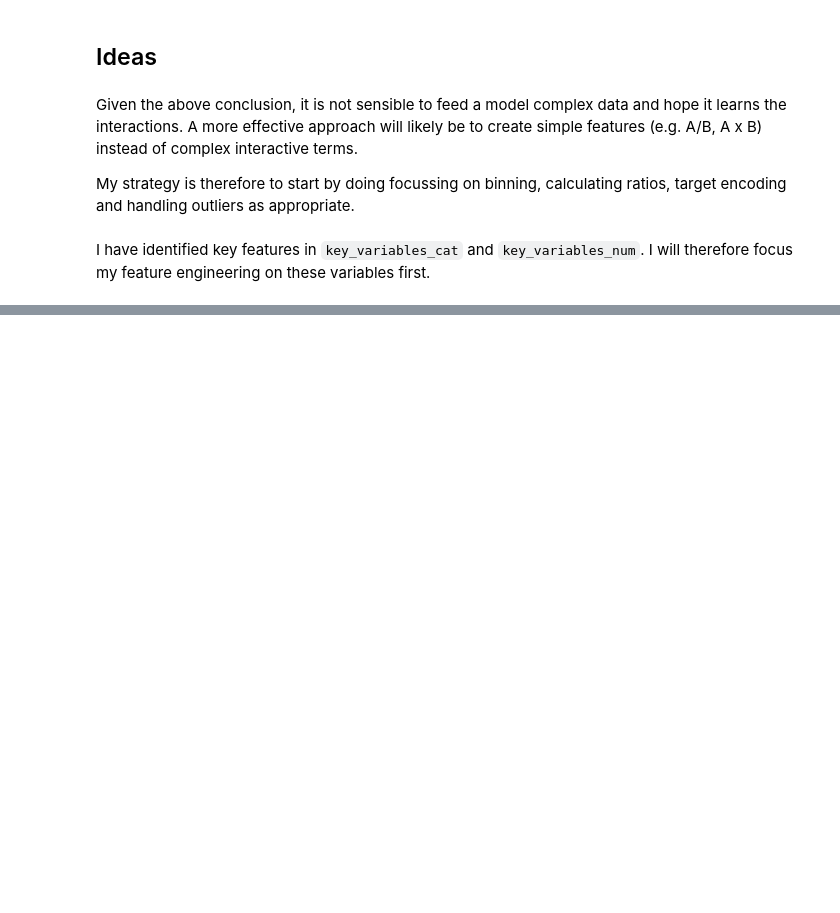
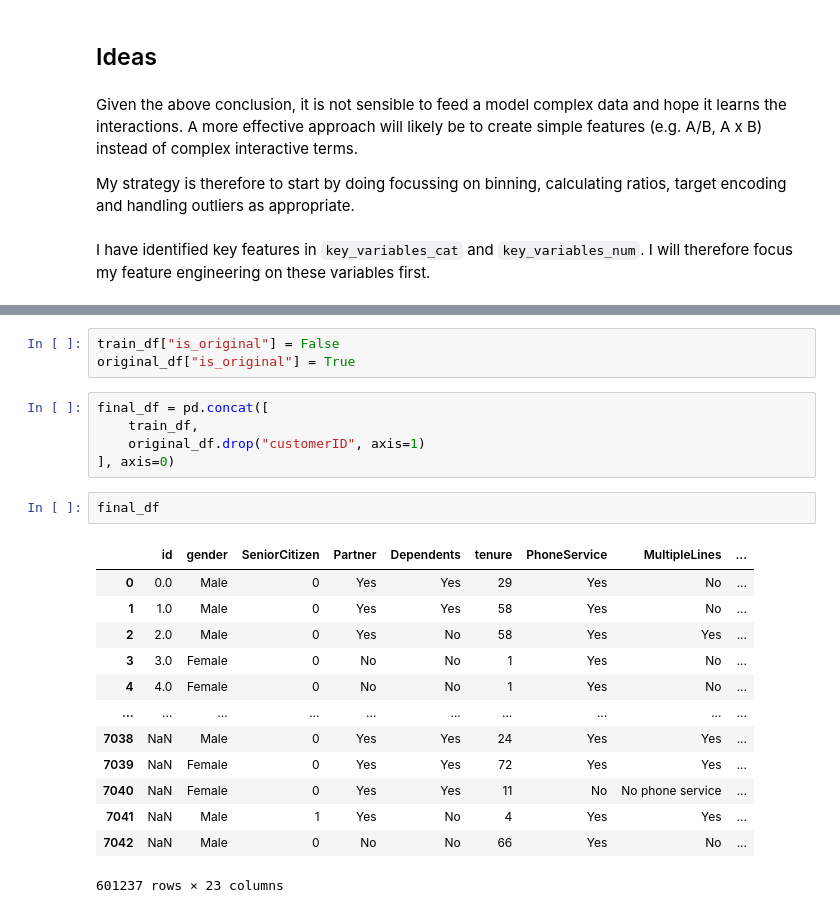
Before and after one commit to cookekieran/Kaggle-Competitions, a Jupyter notebook: Predicting Customer churn/Ideas & EDA.ipynb, the cells around one changed output, grey strips where cells are left out. Cells and saved outputs as stored; diff of their text form; blank space fills up the shorter version.

```diff
--- a/Predicting Customer churn/Ideas & EDA.ipynb
+++ b/Predicting Customer churn/Ideas & EDA.ipynb
@@ -558,0 +666,24 @@ I have identified key features in `key_variables_cat` and `key_variables_num`. I
+# %%
+train_df["is_original"] = False
+original_df["is_original"] = True
+# %%
+final_df = pd.concat([
+    train_df,
+    original_df.drop("customerID", axis=1)
+], axis=0)
+# %%
+final_df
+# %% [output]
+|  | id | gender | SeniorCitizen | Partner | Dependents | tenure | PhoneService | MultipleLines | ... |
+| 0 | 0.0 | Male | 0 | Yes | Yes | 29 | Yes | No | ... |
+| 1 | 1.0 | Male | 0 | Yes | Yes | 58 | Yes | No | ... |
+| 2 | 2.0 | Male | 0 | Yes | No | 58 | Yes | Yes | ... |
+| 3 | 3.0 | Female | 0 | No | No | 1 | Yes | No | ... |
+| 4 | 4.0 | Female | 0 | No | No | 1 | Yes | No | ... |
+| ... | ... | ... | ... | ... | ... | ... | ... | ... | ... |
+| 7038 | NaN | Male | 0 | Yes | Yes | 24 | Yes | Yes | ... |
+| 7039 | NaN | Female | 0 | Yes | Yes | 72 | Yes | Yes | ... |
+| 7040 | NaN | Female | 0 | Yes | Yes | 11 | No | No phone service | ... |
+| 7041 | NaN | Male | 1 | Yes | No | 4 | Yes | Yes | ... |
+| 7042 | NaN | Male | 0 | No | No | 66 | Yes | No | ... |
+601237 rows × 23 columns
```
Also changed, not shown: parts of 17 cells of this notebook.
